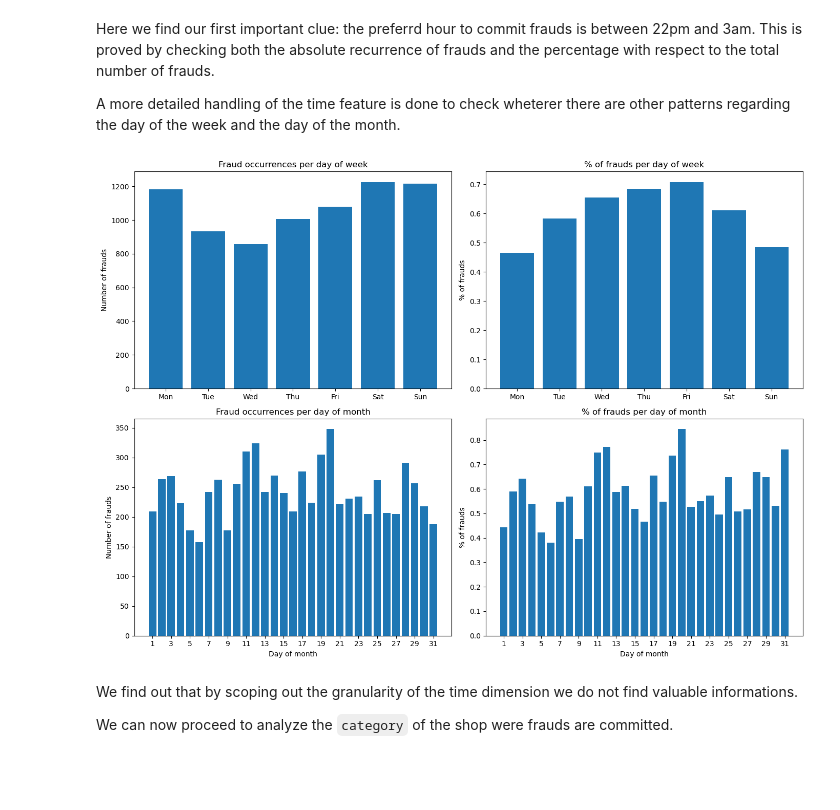
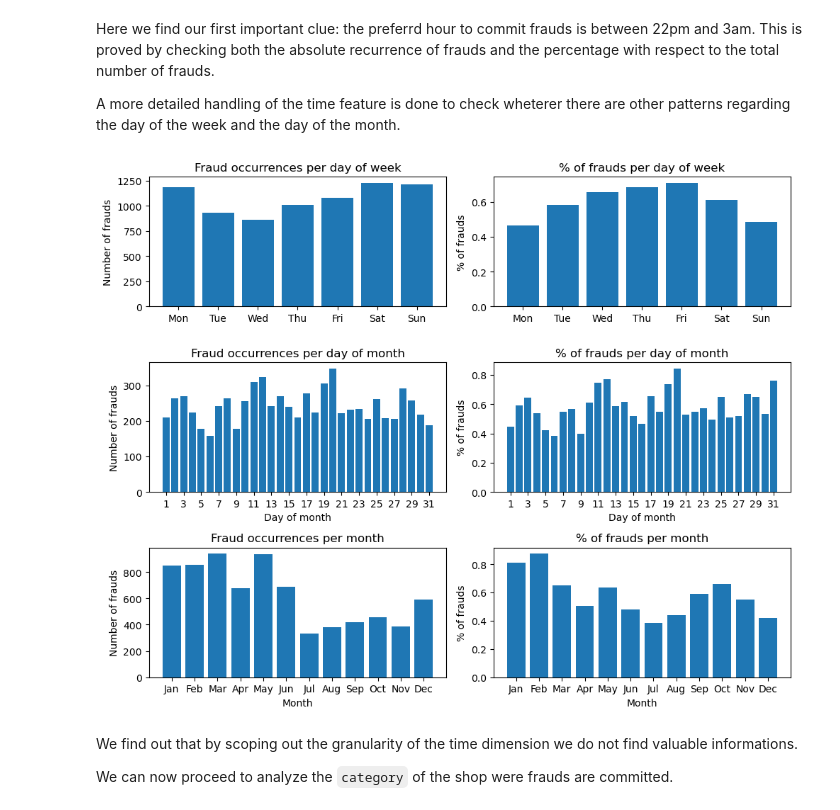
Before and after one commit to giorgiozoccatelli/Fraud-Detection, a Jupyter notebook: creditfraud.ipynb, the cells around one changed output. Drawn from its saved outputs; the diff is of its cells as text; code cells hidden in the pictures; blank space fills up the shorter version.

```diff
--- a/creditfraud.ipynb
+++ b/creditfraud.ipynb
@@ -101,6 +101,8 @@ Here we find our first important clue: the preferrd hour to commit frauds is bet
 
 A more detailed handling of the time feature is done to check wheterer there are other patterns regarding the day of the week and the day of the month.
 # %%
+fig, ax = plt.subplots(nrows=3, ncols=2,figsize=(10,8))
+
 trans_dow = df["trans_date_trans_time"].dt.dayofweek
 fraud_dow = df["trans_date_trans_time"][df["is_fraud"]==1].dt.dayofweek
 trans_dow_counts = trans_dow.value_counts().sort_index()
@@ -108,8 +110,6 @@ fraud_dow_counts = fraud_dow.value_counts().sort_index()
 perc_frauds_dow = (fraud_dow_counts / trans_dow_counts) * 100
 
 dow = ['Mon', 'Tue', 'Wed', 'Thu', 'Fri', 'Sat', 'Sun']
-
-fig, ax = plt.subplots(nrows=2, ncols=2, figsize=(14, 10))
 
 ax[0, 0].bar(trans_dow_counts.index, fraud_dow_counts)
 ax[0, 0].set_xticks(range(7))
@@ -118,34 +118,57 @@ ax[0, 0].set_ylabel("Number of frauds")
 ax[0, 0].set_title("Fraud occurrences per day of week")
 
 ax[0, 1].bar(trans_dow_counts.index, perc_frauds_dow)
 ax[0, 1].set_xticks(range(7))
 ax[0, 1].set_xticklabels(dow)
 ax[0, 1].set_ylabel("% of frauds")
 ax[0, 1].set_title("% of frauds per day of week")
 
 trans_dom = df["trans_date_trans_time"].dt.day
 fraud_dom = df["trans_date_trans_time"][df["is_fraud"]==1].dt.day
 trans_dom_counts = trans_dom.value_counts().sort_index()
 fraud_dom_counts = fraud_dom.value_counts().sort_index()
 perc_frauds_dom = (fraud_dom_counts / trans_dom_counts) * 100
 
 ax[1, 0].bar(trans_dom_counts.index, fraud_dom_counts)
 ax[1, 0].set_xticks(range(1, 32, 2))
 ax[1, 0].set_xlabel("Day of month")
 ax[1, 0].set_ylabel("Number of frauds")
 ax[1, 0].set_title("Fraud occurrences per day of month")
 
 ax[1, 1].bar(trans_dom_counts.index, perc_frauds_dom)
 ax[1, 1].set_xticks(range(1, 32, 2))
 ax[1, 1].set_xlabel("Day of month")
 ax[1, 1].set_ylabel("% of frauds")
 ax[1, 1].set_title("% of frauds per day of month")
 
+trans_month = df["trans_date_trans_time"].dt.month
+fraud_month = df["trans_date_trans_time"][df["is_fraud"] == 1].dt.month
+trans_month_counts = trans_month.value_counts().sort_index()
+fraud_month_counts = fraud_month.value_counts().sort_index()
+perc_frauds_month = (fraud_month_counts / trans_month_counts) * 100
+
+months = ['Jan', 'Feb', 'Mar', 'Apr', 'May', 'Jun',
+          'Jul', 'Aug', 'Sep', 'Oct', 'Nov', 'Dec']
+
+
+ax[2,0].bar(fraud_month_counts.index, fraud_month_counts.values)
+ax[2,0].set_xticks(range(1, 13))
+ax[2,0].set_xticklabels(months)
+ax[2,0].set_xlabel("Month")
+ax[2,0].set_ylabel("Number of frauds")
+ax[2,0].set_title("Fraud occurrences per month")
+
+ax[2,1].bar(perc_frauds_month.index, perc_frauds_month.values)
+ax[2,1].set_xticks(range(1, 13))
+ax[2,1].set_xticklabels(months)
+ax[2,1].set_xlabel("Month")
+ax[2,1].set_ylabel("% of frauds")
+ax[2,1].set_title("% of frauds per month")
 
 plt.tight_layout()
 plt.show()
 # %% [output]
-[figure, old version]
+[figure, new version]
 # %% [markdown]
 We find out that by scoping out the granularity of the time dimension we do not find valuable informations.
 
```
Also changed, not shown: parts of 5 cells of this notebook.
